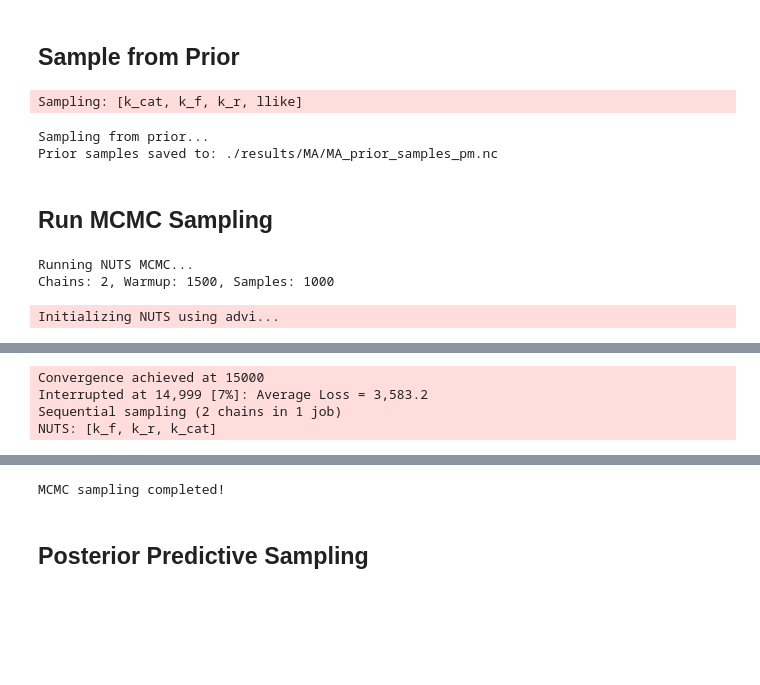
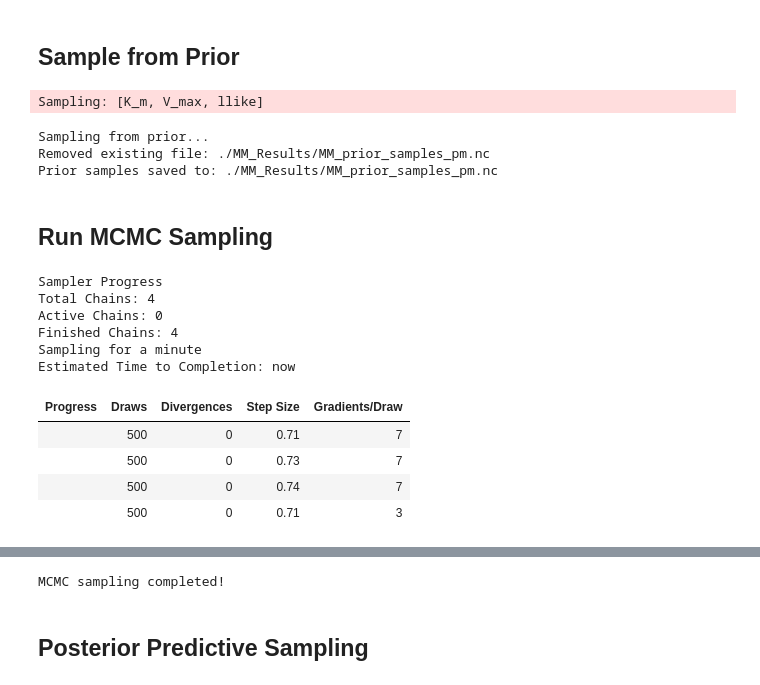
Before and after one commit to annette-thompson/bayesian-kinetic-model, a Jupyter notebook: Linden 2025 Simplified/run_pymc_inference_pyruvate_kinase.ipynb, the cells around one changed output, grey strips where cells are left out. Drawn from its saved outputs; the diff is of its cells as text; code cells hidden in the pictures; blank space fills up the shorter version.

```diff
--- a/Linden 2025 Simplified/run_pymc_inference_pyruvate_kinase.ipynb
+++ b/Linden 2025 Simplified/run_pymc_inference_pyruvate_kinase.ipynb
@@ -264,42 +332,44 @@ with pm_model:
     prior_pred = pm.sample_prior_predictive(samples=10000, random_seed=seed)
 
 # Save prior samples
-prior_file = os.path.join(savedir, 'MA_prior_samples_pm.nc')
+prior_file = os.path.join(savedir, f'{model_name}_prior_samples_pm.nc')
 if os.path.exists(prior_file):
     os.remove(prior_file)
     print(f"Removed existing file: {prior_file}")
 prior_pred.to_netcdf(prior_file)
 print(f"Prior samples saved to: {prior_file}")
 # %% [output]
-Sampling: [k_cat, k_f, k_r, llike]
+Sampling: [K_m, V_max, llike]
 Sampling from prior...
-Prior samples saved to: ./results/MA/MA_prior_samples_pm.nc
+Removed existing file: ./MM_Results/MM_prior_samples_pm.nc
+Prior samples saved to: ./MM_Results/MM_prior_samples_pm.nc
 # %% [markdown]
 ## Run MCMC Sampling
 # %%
 # MCMC sampling
-print(f"Running NUTS MCMC...")
-print(f"Chains: {nchains}, Warmup: {nwarmup}, Samples: {nsamples}")
-
 with pm_model:
     posterior = pm.sample(
         nsamples,
         tune=nwarmup,
         chains=nchains,
-        cores=1,
-        init='ADVI',
-        random_seed=seed,
-        idata_kwargs={'log_likelihood': True}
+        cores=None,
+        nuts_sampler='nutpie',
+        random_seed=seed
     )
+    pm.compute_log_likelihood(posterior, model=pm_model)
 
 print("MCMC sampling completed!")
 # %% [output]
-Running NUTS MCMC...
-Chains: 2, Warmup: 1500, Samples: 1000
+Sampler Progress
+Total Chains: 4
+Active Chains: 0
+Finished Chains: 4
+Sampling for a minute
+Estimated Time to Completion: now
-Initializing NUTS using advi...
+| Progress | Draws | Divergences | Step Size | Gradients/Draw |
+|  | 500 | 0 | 0.71 | 7 |
+|  | 500 | 0 | 0.73 | 7 |
+|  | 500 | 0 | 0.74 | 7 |
+|  | 500 | 0 | 0.71 | 3 |
 [interactive output not drawn]
 [interactive output not drawn]
-Convergence achieved at 15000
-Interrupted at 14,999 [7%]: Average Loss = 3,583.2
-Sequential sampling (2 chains in 1 job)
-NUTS: [k_f, k_r, k_cat]
@@ -310,4 +376,4 @@ We recommend running at least 4 chains for robust computation of convergence dia
-MCMC sampling completed!
+MCMC sampling completed!
 # %% [markdown]
 ## Posterior Predictive Sampling
 # %%
```
Also changed, not shown: parts of 14 cells of this notebook, 27 other files.
